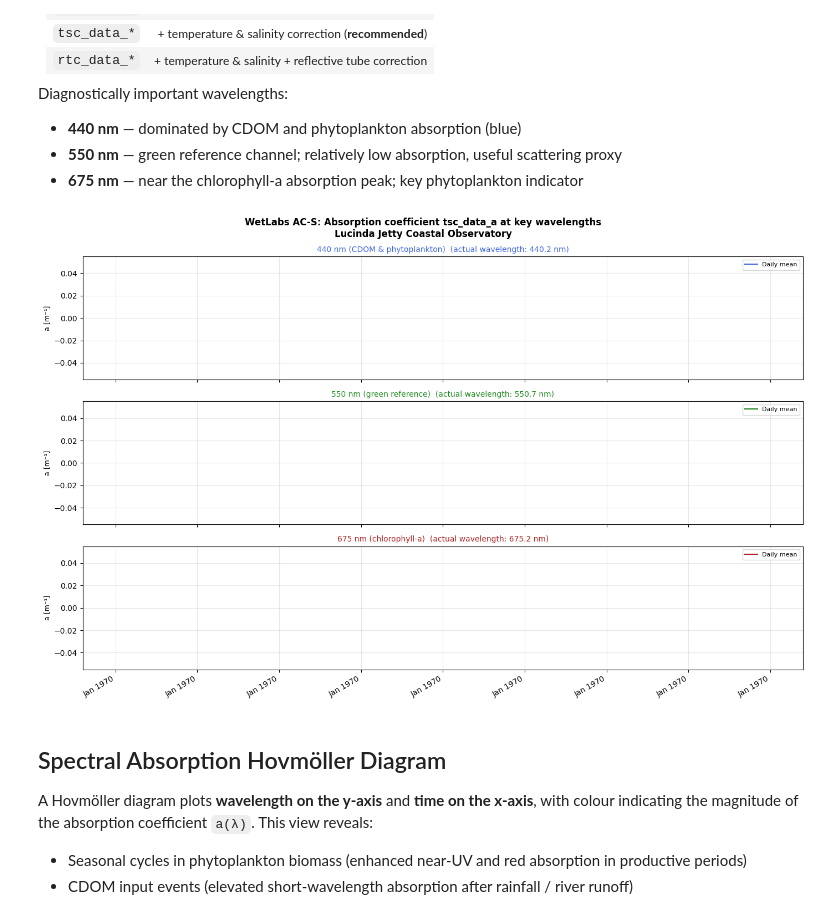
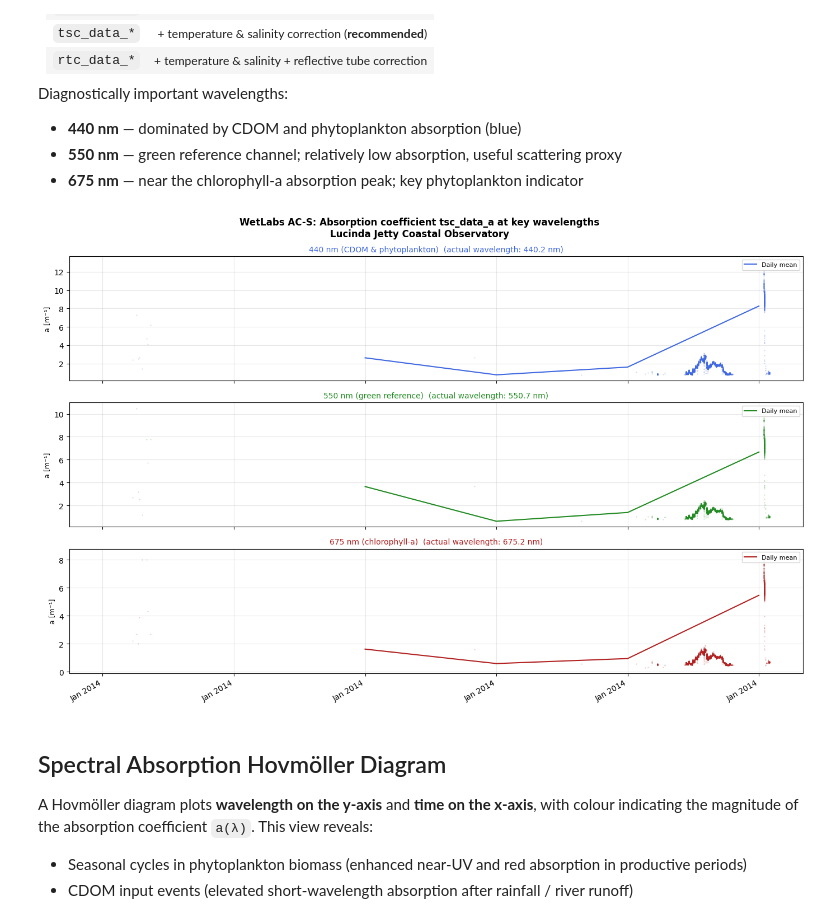
Before and after one commit to aodn/aodn_cloud_optimised, a Jupyter notebook: notebooks/station_lucinda_jetty_hourly_wetlabs_acs.ipynb, the cells around one changed output. Saved outputs shown, nothing was run; the diff lists cells and outputs as text; code cells hidden in the pictures.

```diff
--- a/notebooks/station_lucinda_jetty_hourly_wetlabs_acs.ipynb
+++ b/notebooks/station_lucinda_jetty_hourly_wetlabs_acs.ipynb
@@ -89,7 +95,7 @@ import matplotlib.dates as mdates
 xds = aodn_dataset.zarr_store
 
 # --- User parameters ---
-DATE_START = '2016-01-01'
+DATE_START = '2014-01-01'
 DATE_END   = '2018-12-31'
 # -----------------------
 
@@ -100,34 +106,34 @@ times  = pd.DatetimeIndex(ds_sub['TIME'].values)
 wavelengths = {440: '440 nm (CDOM & phytoplankton)', 550: '550 nm (green reference)', 675: '675 nm (chlorophyll-a)'}
 colors       = {440: 'royalblue', 550: 'forestgreen', 675: 'firebrick'}
 
 fig, axes = plt.subplots(len(wavelengths), 1, figsize=(14, 9), sharex=True)
 
 for ax, (target_wl, label) in zip(axes, wavelengths.items()):
     idx       = int(np.argmin(np.abs(wl_a - target_wl)))
     actual_wl = float(wl_a[idx])
     color     = colors[target_wl]
 
     a_raw = ds_sub['tsc_data_a'].isel(WAVELENGTH_a=idx).values
     qc    = ds_sub['tsc_data_a_quality_control'].isel(WAVELENGTH_a=idx).values
     a_qc  = np.where(qc <= 2, a_raw, np.nan)
 
     a_series = pd.Series(a_qc, index=times)
     daily    = a_series.resample('D').mean()
 
     ax.plot(times, a_qc, '.', markersize=1, color=color, alpha=0.25)
     ax.plot(daily.index, daily.values, color=color, linewidth=1.5, label='Daily mean')
     ax.set_ylabel('a [m⁻¹]', fontsize=9)
     ax.set_title(f'{label}  (actual wavelength: {actual_wl:.1f} nm)', fontsize=10, color=color)
     ax.legend(loc='upper right', fontsize=8)
     ax.grid(True, alpha=0.3)
 
 axes[-1].xaxis.set_major_formatter(mdates.DateFormatter('%b %Y'))
 fig.autofmt_xdate(rotation=30)
 fig.suptitle('WetLabs AC-S: Absorption coefficient tsc_data_a at key wavelengths\nLucinda Jetty Coastal Observatory', fontsize=12, fontweight='bold')
 plt.tight_layout()
 plt.show()
 # %% [output]
-[figure, old version]
+[figure, new version]
 # %% [markdown]
 ## Spectral Absorption Hovmöller Diagram
 
```
Also changed, not shown: parts of 9 cells of this notebook, 2 other files.
